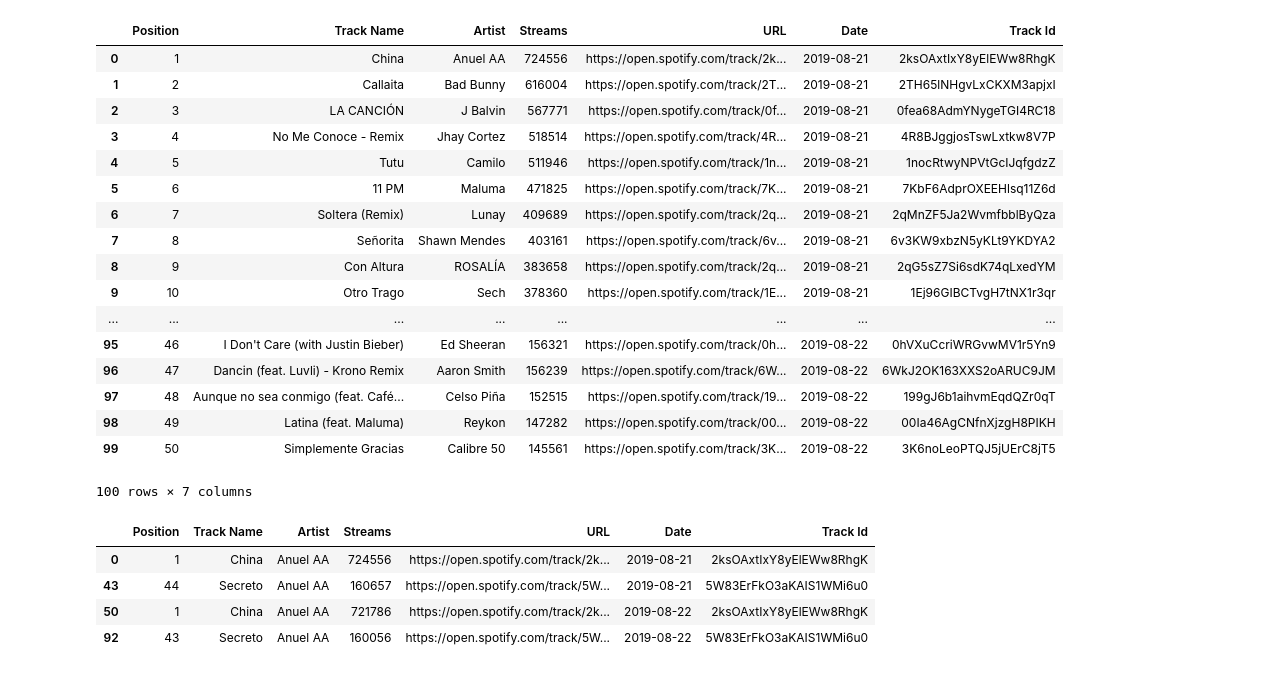
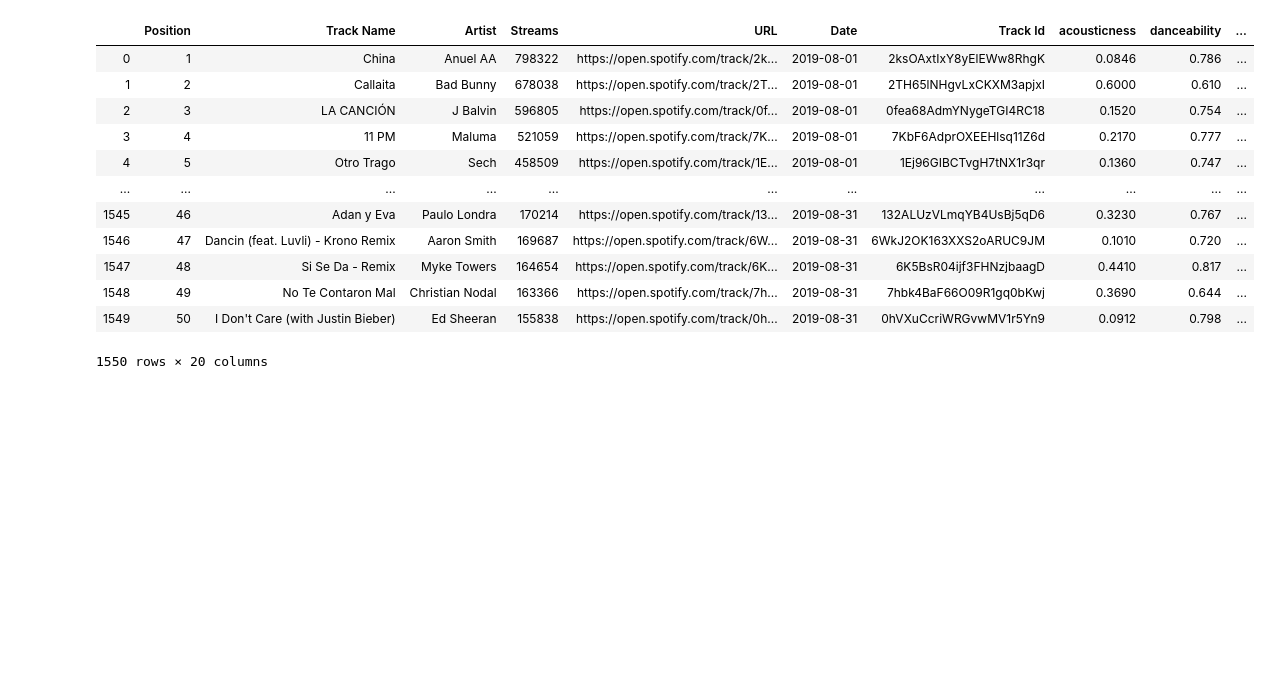
Before and after one commit to Manolomon/lyricfy, a Jupyter notebook: Trending.ipynb, the cells around one changed output. Saved outputs shown, nothing was run; the diff lists cells and outputs as text; code cells hidden in the pictures; blank space fills up the shorter version.

```diff
--- a/Trending.ipynb
+++ b/Trending.ipynb
@@ -44,4 +47,4 @@ def get_charts(start, end, region='en', freq='daily', chart='top200', sleep=1):
             time.sleep(sleep)
     return pd.concat(dfs, ignore_index=True)
 # %%
-chart = get_charts('2019-08-21','2019-08-22', freq='daily', region='mx')
+chart = get_charts('2019-08-01','2019-08-31', freq='daily', region='mx')
@@ -101,31 +51,48 @@ array(['China', 'Callaita', 'LA CANCIÓN', 'No Me Conoce - Remix', 'Tutu',
 # %%
 chart['Track Id'] = chart['URL'].str.split("/",expand=True)[4]
-# %%
-chart
-# %% [output]
-|  | Position | Track Name | Artist | Streams | URL | Date | Track Id |
-| 0 | 1 | China | Anuel AA | 724556 | https://open.spotify.com/track/2k... | 2019-08-21 | 2ksOAxtIxY8yElEWw8RhgK |
-| 1 | 2 | Callaita | Bad Bunny | 616004 | https://open.spotify.com/track/2T... | 2019-08-21 | 2TH65lNHgvLxCKXM3apjxI |
-| 2 | 3 | LA CANCIÓN | J Balvin | 567771 | https://open.spotify.com/track/0f... | 2019-08-21 | 0fea68AdmYNygeTGI4RC18 |
-| 3 | 4 | No Me Conoce - Remix | Jhay Cortez | 518514 | https://open.spotify.com/track/4R... | 2019-08-21 | 4R8BJggjosTswLxtkw8V7P |
-| 4 | 5 | Tutu | Camilo | 511946 | https://open.spotify.com/track/1n... | 2019-08-21 | 1nocRtwyNPVtGcIJqfgdzZ |
-| 5 | 6 | 11 PM | Maluma | 471825 | https://open.spotify.com/track/7K... | 2019-08-21 | 7KbF6AdprOXEEHlsq11Z6d |
-| 6 | 7 | Soltera (Remix) | Lunay | 409689 | https://open.spotify.com/track/2q... | 2019-08-21 | 2qMnZF5Ja2WvmfbblByQza |
-| 7 | 8 | Señorita | Shawn Mendes | 403161 | https://open.spotify.com/track/6v... | 2019-08-21 | 6v3KW9xbzN5yKLt9YKDYA2 |
-| 8 | 9 | Con Altura | ROSALÍA | 383658 | https://open.spotify.com/track/2q... | 2019-08-21 | 2qG5sZ7Si6sdK74qLxedYM |
-| 9 | 10 | Otro Trago | Sech | 378360 | https://open.spotify.com/track/1E... | 2019-08-21 | 1Ej96GIBCTvgH7tNX1r3qr |
-| ... | ... | ... | ... | ... | ... | ... | ... |
-| 95 | 46 | I Don't Care (with Justin Bieber) | Ed Sheeran | 156321 | https://open.spotify.com/track/0h... | 2019-08-22 | 0hVXuCcriWRGvwMV1r5Yn9 |
-| 96 | 47 | Dancin (feat. Luvli) - Krono Remix | Aaron Smith | 156239 | https://open.spotify.com/track/6W... | 2019-08-22 | 6WkJ2OK163XXS2oARUC9JM |
-| 97 | 48 | Aunque no sea conmigo (feat. Café... | Celso Piña | 152515 | https://open.spotify.com/track/19... | 2019-08-22 | 199gJ6b1aihvmEqdQZr0qT |
-| 98 | 49 | Latina (feat. Maluma) | Reykon | 147282 | https://open.spotify.com/track/00... | 2019-08-22 | 00Ia46AgCNfnXjzgH8PIKH |
-| 99 | 50 | Simplemente Gracias | Calibre 50 | 145561 | https://open.spotify.com/track/3K... | 2019-08-22 | 3K6noLeoPTQJ5jUErC8jT5 |
-100 rows × 7 columns
-# %%
-chart[chart['Artist'] == 'Anuel AA']
-# %% [output]
-|  | Position | Track Name | Artist | Streams | URL | Date | Track Id |
-| 0 | 1 | China | Anuel AA | 724556 | https://open.spotify.com/track/2k... | 2019-08-21 | 2ksOAxtIxY8yElEWw8RhgK |
-| 43 | 44 | Secreto | Anuel AA | 160657 | https://open.spotify.com/track/5W... | 2019-08-21 | 5W83ErFkO3aKAIS1WMi6u0 |
-| 50 | 1 | China | Anuel AA | 721786 | https://open.spotify.com/track/2k... | 2019-08-22 | 2ksOAxtIxY8yElEWw8RhgK |
-| 92 | 43 | Secreto | Anuel AA | 160056 | https://open.spotify.com/track/5W... | 2019-08-22 | 5W83ErFkO3aKAIS1WMi6u0 |
+# %%
+features = []
+track_data = []
+spotify_attr = ['Track Id', 'acousticness', 'danceability',
+                'duration_ms', 'energy', 'instrumentalness',
+                'key', 'liveness', 'loudness', 'mode',
+                'speechiness', 'tempo', 'time_signature',
+                'valence']
+token = "BQBGWirS3r8wJpZet5vEMJhKDK-kDdqvschdkOr9q0fNjTBCqMk9e3fZyCsjgLUzHwVPIfOKeLDWP7eBMlBfUz3ok625ayiLy6YknQ2T04SZwPXzaosX_eqyq2nhkJRSihiDErQUXxO8F9RdOKgGZ_b9z6qQxba7btmRzDMlVg"
+chart_unique = chart.drop_duplicates('Track Id')
+for index, row in tqdm.tqdm(chart_unique.iterrows(), total=chart_unique.shape[0]):
+    JSONContent = requests.get("https://api.spotify.com/v1/audio-features/" + row['Track Id'],
+    headers={
+        "Accept": "application/json",
+        "Authorization": "Bearer " + token,
+        "Content-Type": "application/json"
+    },
+    cookies={},
+    ).json()
+    track_data.append(row['Track Id'])
+
+    for attr in spotify_attr[1:]:
+        track_data.append(JSONContent[attr])
+    features.append(track_data)
+    track_data = []
+    dataset = pd.DataFrame(features)
+# %%
+dataset.columns = spotify_attr
+# %%
+test = pd.merge(chart, dataset, on='Track Id', how='left')
+# %%
+test
+# %% [output]
+|  | Position | Track Name | Artist | Streams | URL | Date | Track Id | acousticness | danceability | ... |
+| 0 | 1 | China | Anuel AA | 798322 | https://open.spotify.com/track/2k... | 2019-08-01 | 2ksOAxtIxY8yElEWw8RhgK | 0.0846 | 0.786 | ... |
+| 1 | 2 | Callaita | Bad Bunny | 678038 | https://open.spotify.com/track/2T... | 2019-08-01 | 2TH65lNHgvLxCKXM3apjxI | 0.6000 | 0.610 | ... |
+| 2 | 3 | LA CANCIÓN | J Balvin | 596805 | https://open.spotify.com/track/0f... | 2019-08-01 | 0fea68AdmYNygeTGI4RC18 | 0.1520 | 0.754 | ... |
+| 3 | 4 | 11 PM | Maluma | 521059 | https://open.spotify.com/track/7K... | 2019-08-01 | 7KbF6AdprOXEEHlsq11Z6d | 0.2170 | 0.777 | ... |
+| 4 | 5 | Otro Trago | Sech | 458509 | https://open.spotify.com/track/1E... | 2019-08-01 | 1Ej96GIBCTvgH7tNX1r3qr | 0.1360 | 0.747 | ... |
+| ... | ... | ... | ... | ... | ... | ... | ... | ... | ... | ... |
+| 1545 | 46 | Adan y Eva | Paulo Londra | 170214 | https://open.spotify.com/track/13... | 2019-08-31 | 132ALUzVLmqYB4UsBj5qD6 | 0.3230 | 0.767 | ... |
+| 1546 | 47 | Dancin (feat. Luvli) - Krono Remix | Aaron Smith | 169687 | https://open.spotify.com/track/6W... | 2019-08-31 | 6WkJ2OK163XXS2oARUC9JM | 0.1010 | 0.720 | ... |
+| 1547 | 48 | Si Se Da - Remix | Myke Towers | 164654 | https://open.spotify.com/track/6K... | 2019-08-31 | 6K5BsR04ijf3FHNzjbaagD | 0.4410 | 0.817 | ... |
+| 1548 | 49 | No Te Contaron Mal | Christian Nodal | 163366 | https://open.spotify.com/track/7h... | 2019-08-31 | 7hbk4BaF66O09R1gq0bKwj | 0.3690 | 0.644 | ... |
+| 1549 | 50 | I Don't Care (with Justin Bieber) | Ed Sheeran | 155838 | https://open.spotify.com/track/0h... | 2019-08-31 | 0hVXuCcriWRGvwMV1r5Yn9 | 0.0912 | 0.798 | ... |
+1550 rows × 20 columns
```
Also changed, not shown: parts of 13 cells of this notebook, 6 other files.
